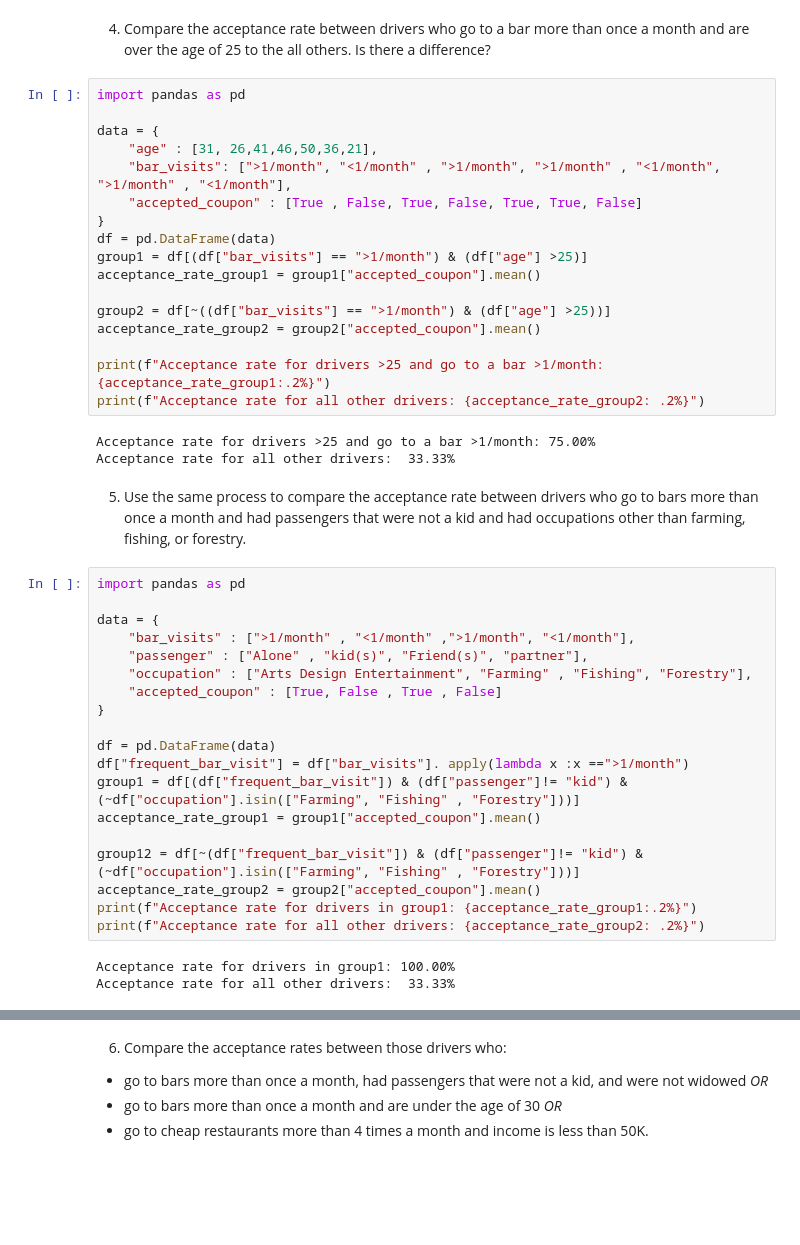
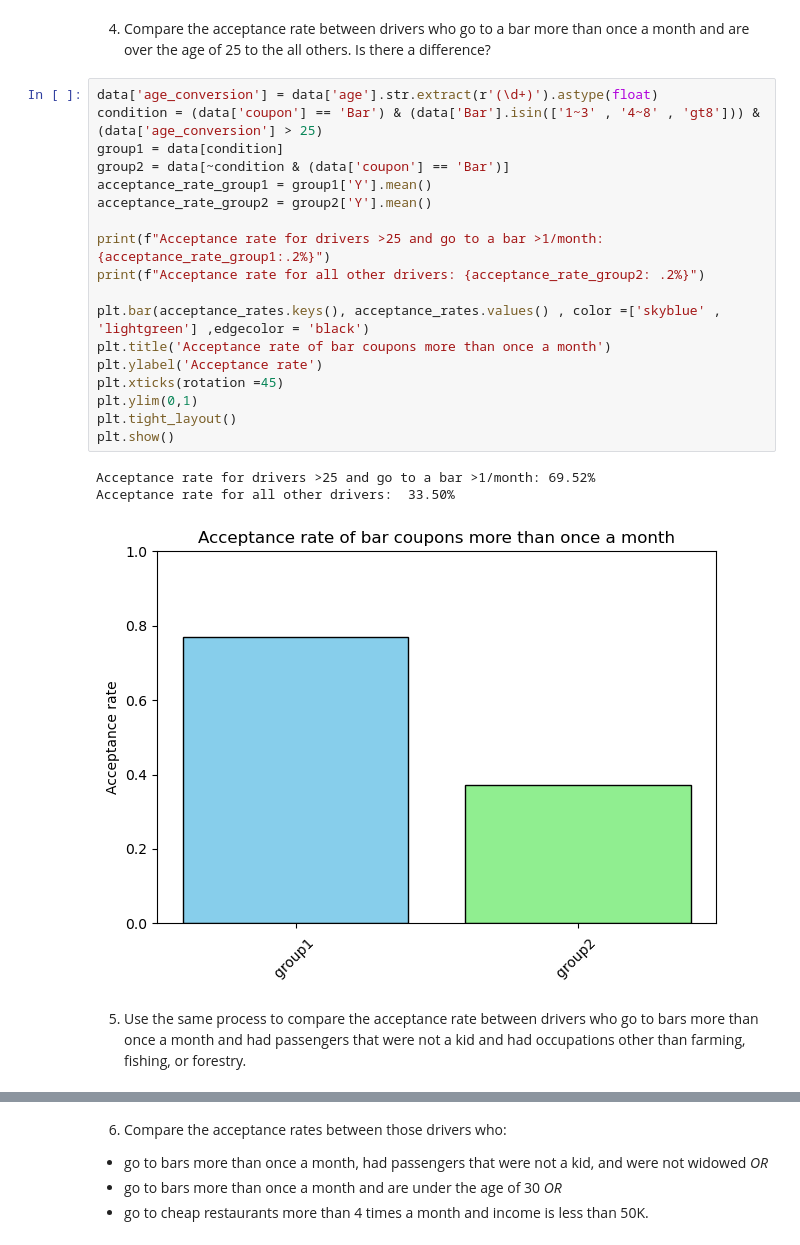
Before and after one commit to resh-re/Project---Amazon, a Jupyter notebook: prompt.ipynb, the cells around one changed output, grey strips where cells are left out. Cells and saved outputs as stored; diff of their text form; blank space fills up the shorter version.

```diff
--- a/prompt.ipynb
+++ b/prompt.ipynb
@@ -214,46 +233,26 @@ Acceptance rate (more than 3 times):  33.33%
 # %% [markdown]
 4. Compare the acceptance rate between drivers who go to a bar more than once a month and are over the age of 25 to the all others.  Is there a difference?
-# %%
-import pandas as pd
-
-data = {
-    "age" : [31, 26,41,46,50,36,21],
-    "bar_visits": [">1/month", "<1/month" , ">1/month", ">1/month" , "<1/month", ">1/month" , "<1/month"],
-    "accepted_coupon" : [True , False, True, False, True, True, False]
-}
-df = pd.DataFrame(data)
-group1 = df[(df["bar_visits"] == ">1/month") & (df["age"] >25)]
-acceptance_rate_group1 = group1["accepted_coupon"].mean()
-
-group2 = df[~((df["bar_visits"] == ">1/month") & (df["age"] >25))]
-acceptance_rate_group2 = group2["accepted_coupon"].mean()
-
-print(f"Acceptance rate for drivers >25 and go to a bar >1/month: {acceptance_rate_group1:.2%}")
-print(f"Acceptance rate for all other drivers: {acceptance_rate_group2: .2%}")
-# %% [output]
-Acceptance rate for drivers >25 and go to a bar >1/month: 75.00%
-Acceptance rate for all other drivers:  33.33%
+# %%
+data['age_conversion'] = data['age'].str.extract(r'(\d+)').astype(float)
+condition = (data['coupon'] == 'Bar') & (data['Bar'].isin(['1~3' , '4~8' , 'gt8'])) & (data['age_conversion'] > 25)
+group1 = data[condition]
+group2 = data[~condition & (data['coupon'] == 'Bar')]
+acceptance_rate_group1 = group1['Y'].mean()
+acceptance_rate_group2 = group2['Y'].mean()
+
+print(f"Acceptance rate for drivers >25 and go to a bar >1/month: {acceptance_rate_group1:.2%}")
+print(f"Acceptance rate for all other drivers: {acceptance_rate_group2: .2%}")
+
+plt.bar(acceptance_rates.keys(), acceptance_rates.values() , color =['skyblue' , 'lightgreen'] ,edgecolor = 'black')
+plt.title('Acceptance rate of bar coupons more than once a month')
+plt.ylabel('Acceptance rate')
+plt.xticks(rotation =45)
+plt.ylim(0,1)
+plt.tight_layout()
+plt.show()
+# %% [output]
+Acceptance rate for drivers >25 and go to a bar >1/month: 69.52%
+Acceptance rate for all other drivers:  33.50%
+[figure, added]
 # %% [markdown]
 5. Use the same process to compare the acceptance rate between drivers who go to bars more than once a month and had passengers that were not a kid and had occupations other than farming, fishing, or forestry.
-# %%
-import pandas as pd
-
-data = {
-    "bar_visits" : [">1/month" , "<1/month" ,">1/month", "<1/month"],
-    "passenger" : ["Alone" , "kid(s)", "Friend(s)", "partner"],
-    "occupation" : ["Arts Design Entertainment", "Farming" , "Fishing", "Forestry"],
-    "accepted_coupon" : [True, False , True , False]
-}
-
-df = pd.DataFrame(data)
-df["frequent_bar_visit"] = df["bar_visits"]. apply(lambda x :x ==">1/month")
-group1 = df[(df["frequent_bar_visit"]) & (df["passenger"]!= "kid") & (~df["occupation"].isin(["Farming", "Fishing" , "Forestry"]))]
-acceptance_rate_group1 = group1["accepted_coupon"].mean()
-
-group12 = df[~(df["frequent_bar_visit"]) & (df["passenger"]!= "kid") & (~df["occupation"].isin(["Farming", "Fishing" , "Forestry"]))]
-acceptance_rate_group2 = group2["accepted_coupon"].mean()
-print(f"Acceptance rate for drivers in group1: {acceptance_rate_group1:.2%}")
-print(f"Acceptance rate for all other drivers: {acceptance_rate_group2: .2%}")
-# %% [output]
-Acceptance rate for drivers in group1: 100.00%
-Acceptance rate for all other drivers:  33.33%
```
Also changed, not shown: parts of 20 cells of this notebook.
